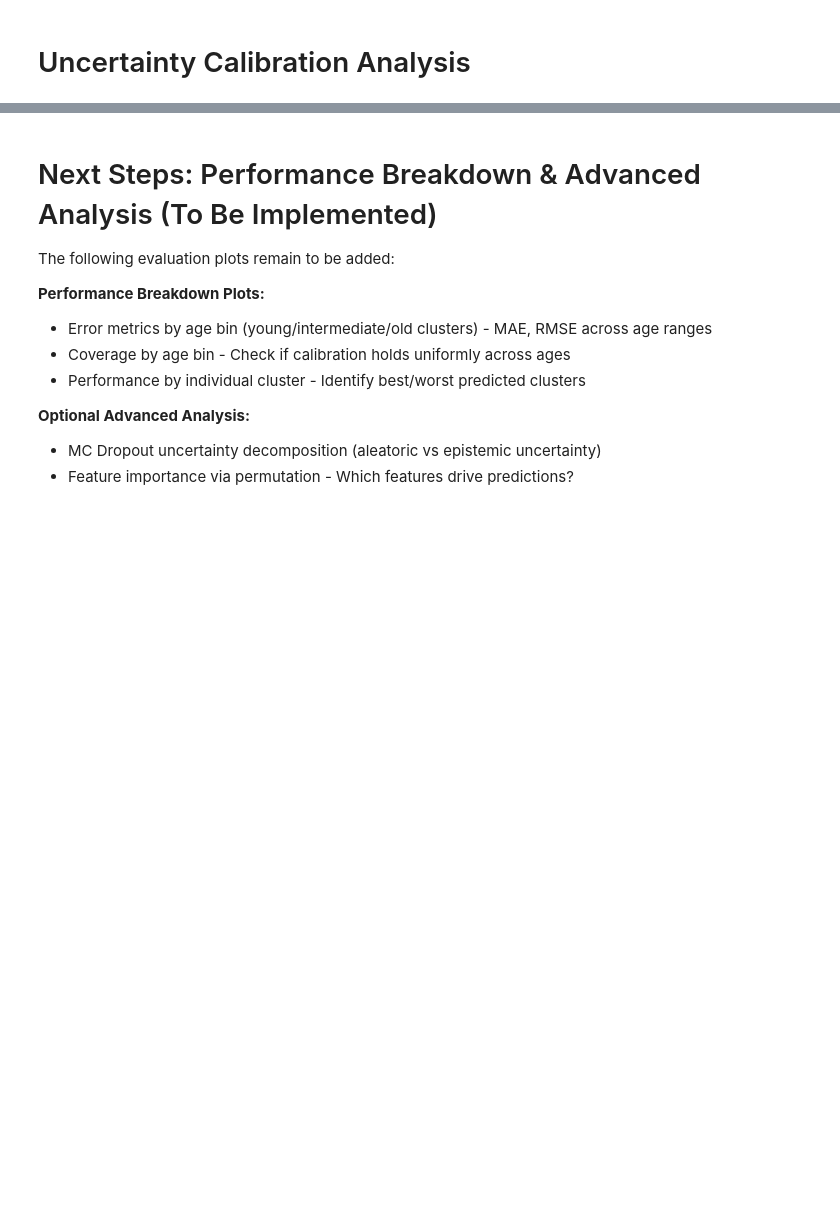
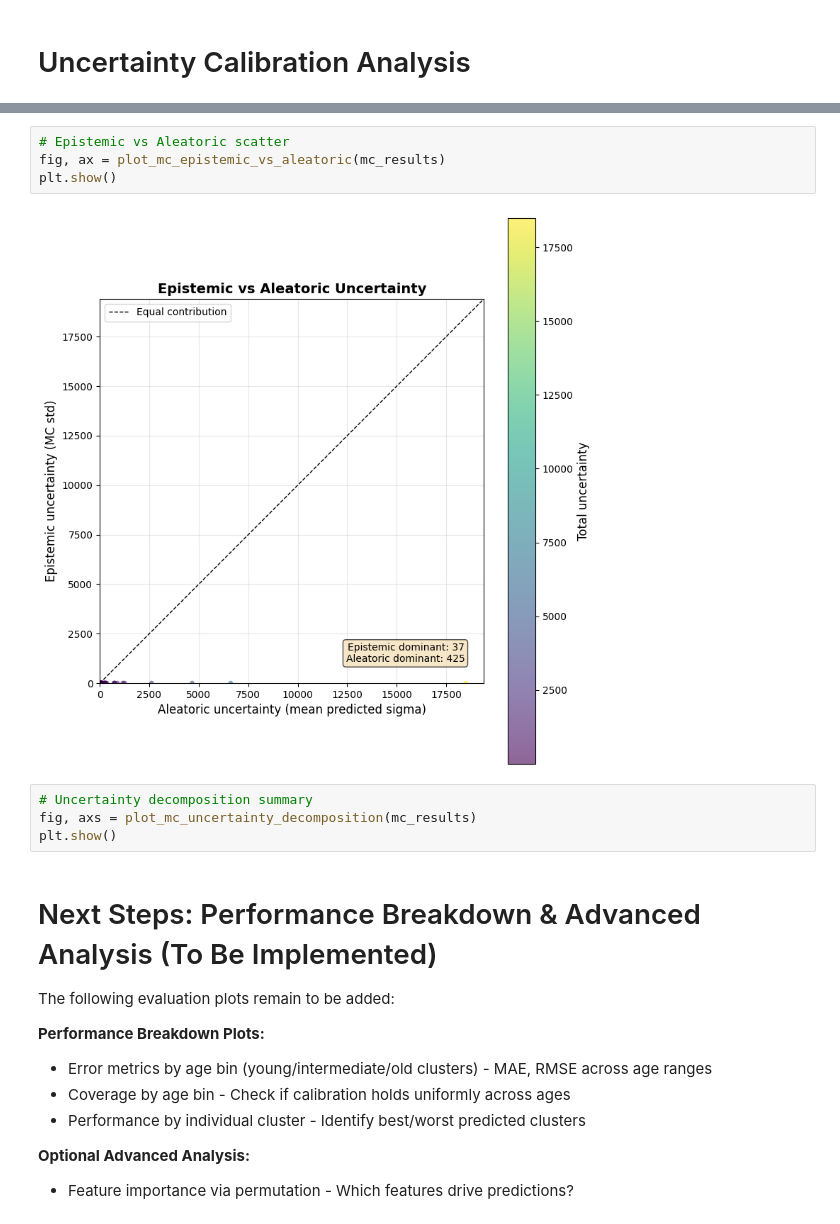
Before and after one commit to tobin-wainer/TESS_Cluster_Age_ML, a Jupyter notebook: GaussianNN_CGW/Model_Pipeline/3_ModelEvaluation.ipynb, the cells around one changed output, grey strips where cells are left out. Drawn from its saved outputs; the diff is of its cells as text; blank space fills up the shorter version.

```diff
--- a/GaussianNN_CGW/Model_Pipeline/3_ModelEvaluation.ipynb
+++ b/GaussianNN_CGW/Model_Pipeline/3_ModelEvaluation.ipynb
@@ -559,3 +595,13 @@ plt.show()
+# %%
+# Epistemic vs Aleatoric scatter
+fig, ax = plot_mc_epistemic_vs_aleatoric(mc_results)
+plt.show()
+# %% [output]
+[figure, added]
+# %%
+# Uncertainty decomposition summary
+fig, axs = plot_mc_uncertainty_decomposition(mc_results)
+plt.show()
 # %% [markdown]
 # Next Steps: Performance Breakdown & Advanced Analysis (To Be Implemented)
 
@@ -567,5 +613,4 @@ The following evaluation plots remain to be added:
 - Performance by individual cluster - Identify best/worst predicted clusters
 
 **Optional Advanced Analysis:**
-- MC Dropout uncertainty decomposition (aleatoric vs epistemic uncertainty)
 - Feature importance via permutation - Which features drive predictions?
```
Also changed, not shown: parts of 19 cells of this notebook, 4 other files.
